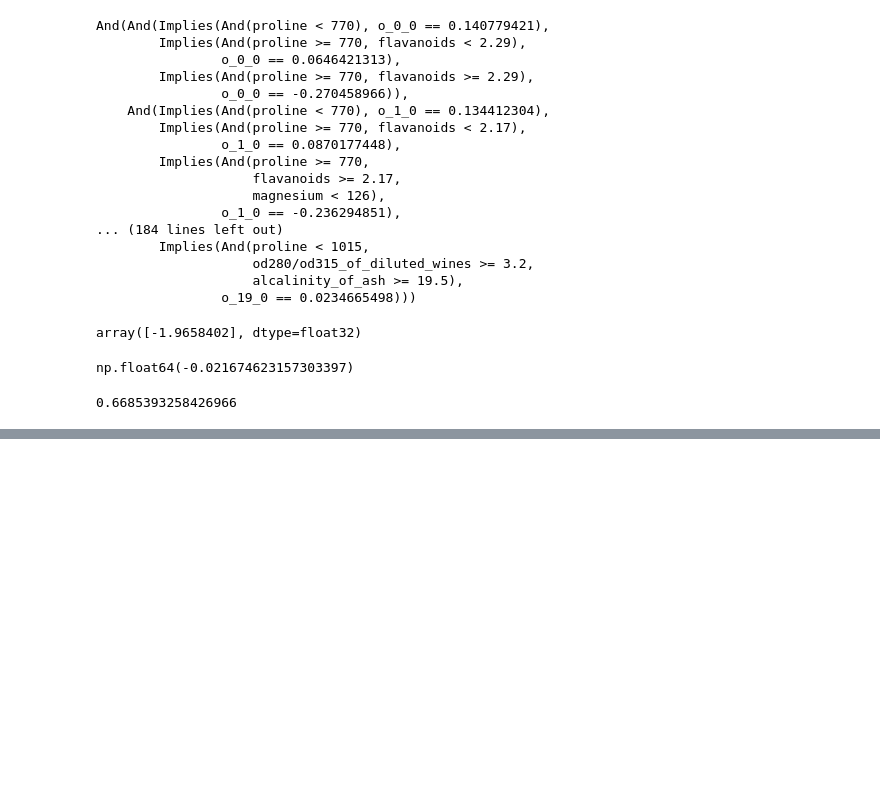
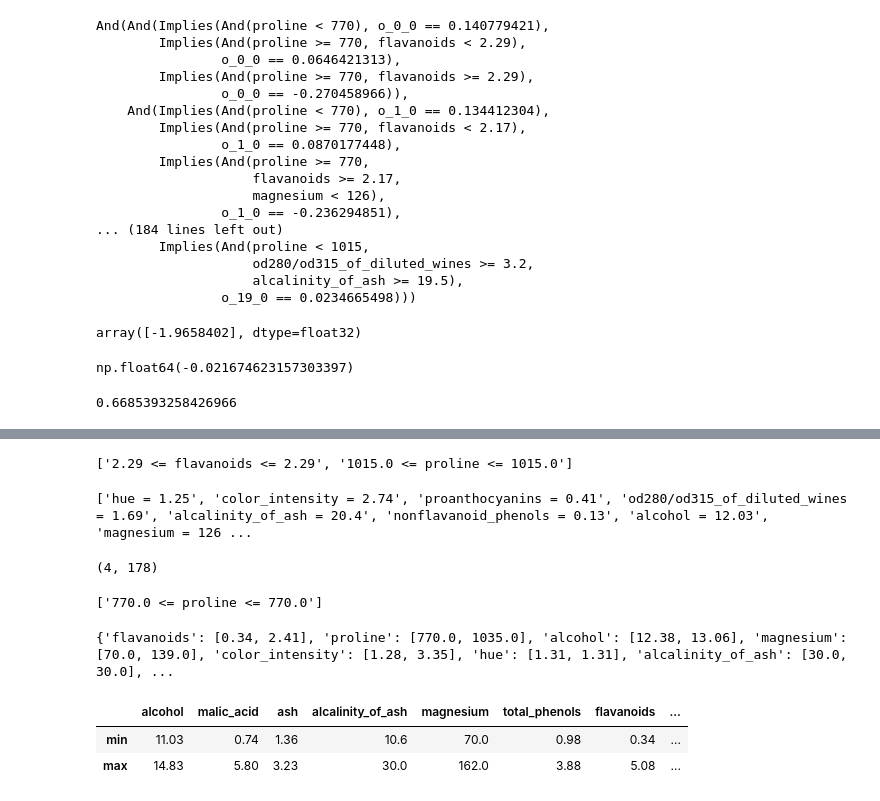
Before and after one commit to dabzr/LogicExplainML, a Jupyter notebook: testing/notebooks/vscode notebooks/xgboost.ipynb, the cells around one changed output, grey strips where cells are left out. Saved outputs shown, nothing was run; the diff lists cells and outputs as text; code cells hidden in the pictures; blank space fills up the shorter version.

Commit message:
has issues: ranges are not correct

```diff
--- a/testing/notebooks/vscode notebooks/xgboost.ipynb
+++ b/testing/notebooks/vscode notebooks/xgboost.ipynb
@@ -566,0 +639,77 @@ if explainer.delta_expressions:
+# %%
+exprange = explainer.explain_range(X.values[3])
+print(exprange)
+# %% [output]
+['2.29 <= flavanoids <= 2.29', '1015.0 <= proline <= 1015.0']
+# %%
+ans, ansrange, ansdelta, anst, ansnotd = check_correct_explanation(
+    exprange, explainer)
+print(ans)
+# %% [output]
+['hue = 1.25', 'color_intensity = 2.74', 'proanthocyanins = 0.41', 'od280/od315_of_diluted_wines = 1.69', 'alcalinity_of_ash = 20.4', 'nonflavanoid_phenols = 0.13', 'alcohol = 12.03', 'magnesium = 126 ...
+# %%
+count = 0
+explanationstest = []
+for i in range(0, len(X)):
+    exprange = explainer.explain_range(X.values[i])
+    explanationstest.append(exprange)
+    ans, ansrange, ansdelta, anst, ansnotd = check_correct_explanation(
+        exprange, explainer)
+    if ans[0] == ("unsat == correct"):
+        count += 1
+    # else:
+    #     print(ans)
+count, len(X)
+# %% [output]
+(4, 178)
+# %%
+exprange = explainer.explain_range(X.values[170])
+print(exprange)
+# %% [output]
+['770.0 <= proline <= 770.0']
+# %%
+import re
+from collections import defaultdict
+
+
+def extract_ranges(explanations):
+    feature_ranges = defaultdict(lambda: [float('inf'), float('-inf')])
+
+    for explanation in explanations:
+        # print(explanation)
+        for rule in explanation:
+            # print(f"Processing rule: {rule}")  # Debugging line
+            match = re.search(r'([\d\.]+) <= ([a-zA-Z_]+) <= ([\d\.]+)', rule)
+            eq_match = re.search(r'([a-zA-Z_]+) == ([\d\.]+)', rule)
+
+            if match:
+                min_val, feature, max_val = match.groups()
+                min_val, max_val = float(min_val), float(max_val)
+                feature_ranges[feature][0] = min(
+                    feature_ranges[feature][0], min_val)
+                feature_ranges[feature][1] = max(
+                    feature_ranges[feature][1], max_val)
+                # print(f"Updated range for {feature}: {feature_ranges[feature]}")  # Debugging line
+
+            if eq_match:
+                feature, value = eq_match.groups()
+                value = float(value)
+                feature_ranges[feature][0] = min(
+                    feature_ranges[feature][0], value)
+                feature_ranges[feature][1] = max(
+                    feature_ranges[feature][1], value)
+                # print(f"Updated exact value for {feature}: {feature_ranges[feature]}")  # Debugging line
+
+    return dict(feature_ranges)
+
+
+feature_ranges = extract_ranges(explanationstest)
+print(feature_ranges)
+# %% [output]
+{'flavanoids': [0.34, 2.41], 'proline': [770.0, 1035.0], 'alcohol': [12.38, 13.06], 'magnesium': [70.0, 139.0], 'color_intensity': [1.28, 3.35], 'hue': [1.31, 1.31], 'alcalinity_of_ash': [30.0, 30.0], ...
+# %%
+X.describe().loc[['min', 'max']]
+# %% [output]
+|  | alcohol | malic_acid | ash | alcalinity_of_ash | magnesium | total_phenols | flavanoids | ... |
+| min | 11.03 | 0.74 | 1.36 | 10.6 | 70.0 | 0.98 | 0.34 | ... |
+| max | 14.83 | 5.80 | 3.23 | 30.0 | 162.0 | 3.88 | 5.08 | ... |
```
Also changed, not shown: parts of 14 cells of this notebook.
